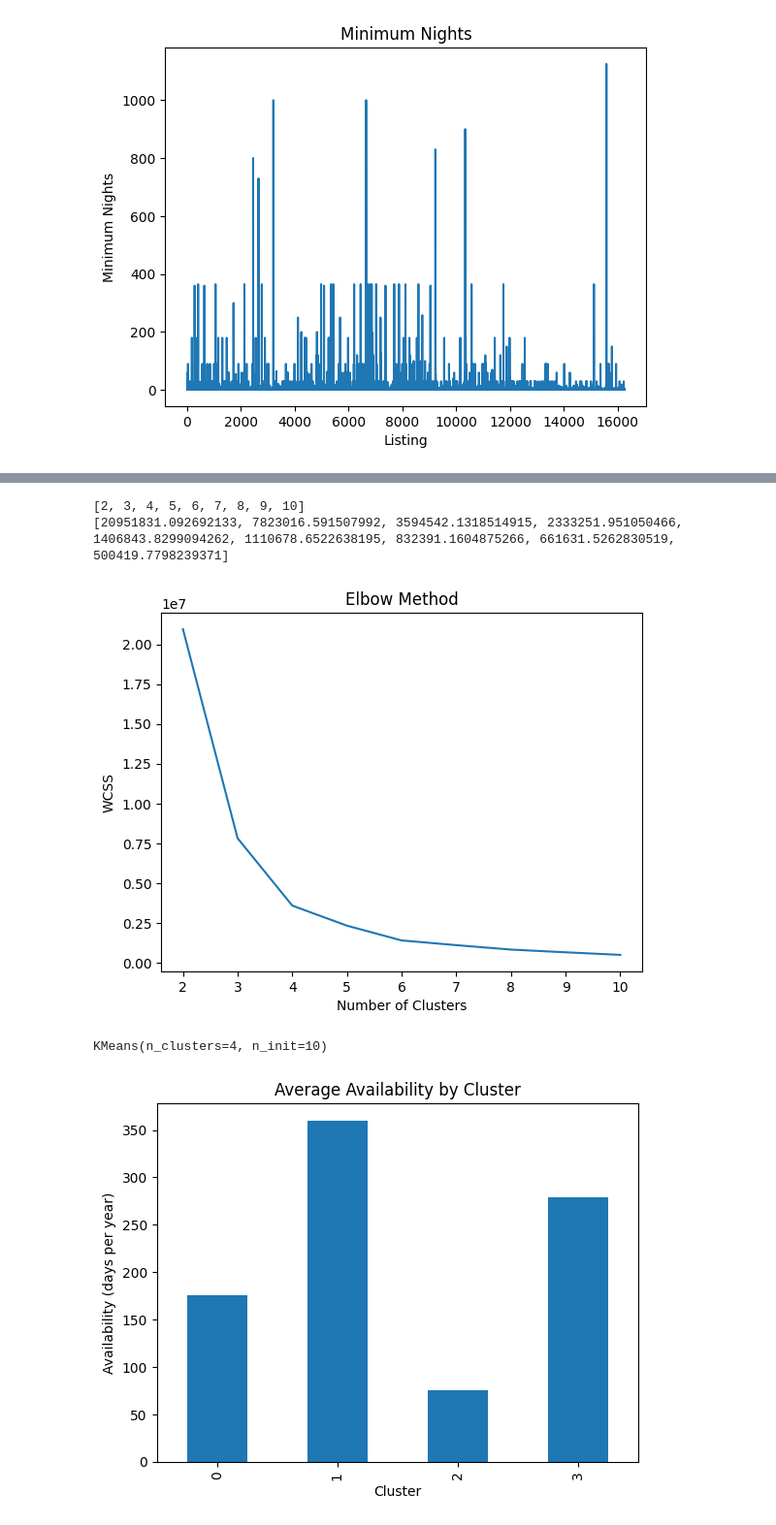
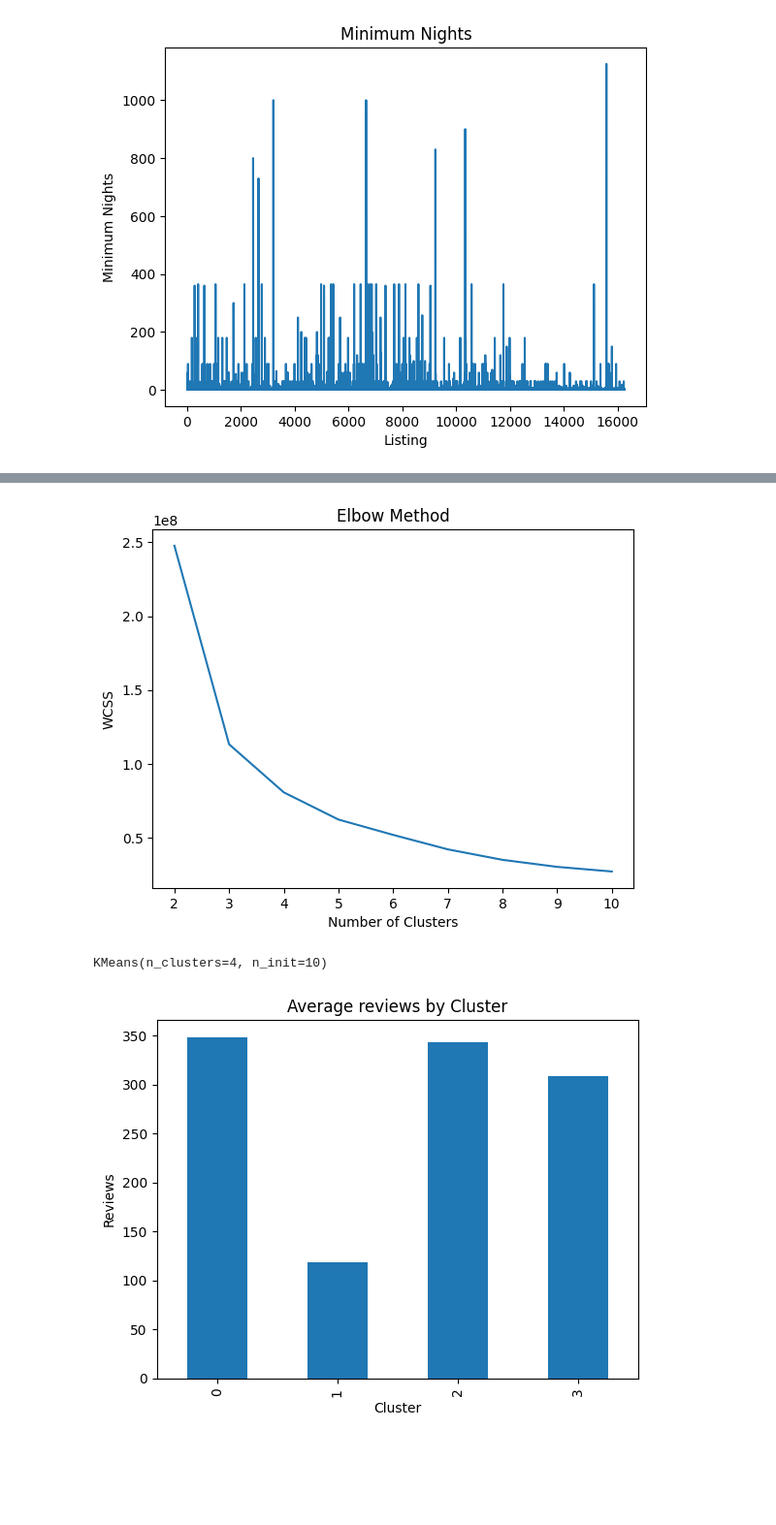
Before and after one commit to farisbegic/airbnb-istanbul-eda, a Jupyter notebook: IstanbulAirBnBEDA.ipynb, the cells around one changed output, grey strips where cells are left out. Shown at 97% size. Drawn from its saved outputs; the diff is of its cells as text; code cells hidden in the pictures; blank space fills up the shorter version.

```diff
--- a/IstanbulAirBnBEDA.ipynb
+++ b/IstanbulAirBnBEDA.ipynb
@@ -368,7 +369,7 @@ df.head(20)
 # %%
 # Extract the columns that contain the information we need for clustering
 
-x = df[['price', 'availability_365']]
+x = df[["availability_365", "price_normalized"]]
 # %%
 k_values = [2, 3, 4, 5, 6, 7, 8, 9, 10]
 wcss_values = []
@@ -378,14 +379,6 @@ for k in k_values:
     kmeans.fit(x)
     wcss = kmeans.inertia_
     wcss_values.append(wcss)
-# %%
-wcss = kmeans.inertia_
-
-print(k_values)
-print(wcss_values)
-# %% [output]
-[2, 3, 4, 5, 6, 7, 8, 9, 10]
-[20951831.092692133, 7823016.591507992, 3594542.1318514915, 2333251.951050466, 1406843.8299094262, 1110678.6522638195, 832391.1604875266, 661631.5262830519, 500419.7798239371]
 # %%
 plt.plot(k_values, wcss_values)
 plt.title('Elbow Method')
@@ -393,7 +386,7 @@ plt.xlabel('Number of Clusters')
 plt.ylabel('WCSS')
 plt.show()
 # %% [output]
-[figure, old version]
+[figure, new version]
 # %%
 # Create a K-Means clustering model with the
 # number of clusters set to 4 based on the elbow method
@@ -421,10 +414,10 @@ avg_availability_by_cluster = df.groupby('cluster')['availability_365'].mean()
 # %%
 # Create a bar plot
 
 avg_availability_by_cluster.plot(kind='bar')
-plt.title('Average Availability by Cluster')
+plt.title('Average reviews by Cluster')
 plt.xlabel('Cluster')
-plt.ylabel('Availability (days per year)')
+plt.ylabel('Reviews')
 plt.show()
 # %% [output]
-[figure, old version]
+[figure, new version]
```
Also changed, not shown: parts of 7 cells of this notebook.
